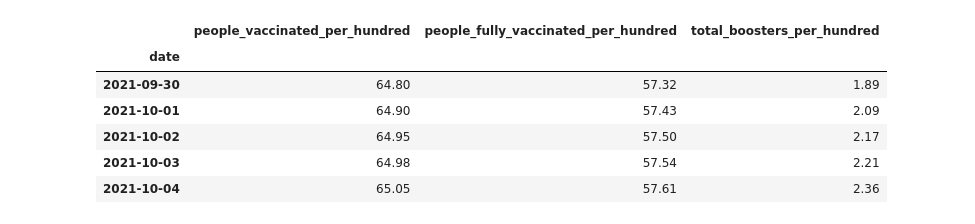
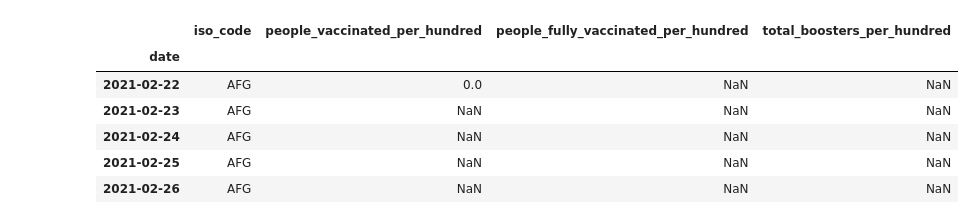
Before and after one commit to tekadata/covid_time_series_prediction, a Jupyter notebook: notebooks/Data_analysis-USA.ipynb, the cells around one changed output. Cells and saved outputs as stored; diff of their text form; code cells hidden in the pictures.

```diff
--- a/notebooks/Data_analysis-USA.ipynb
+++ b/notebooks/Data_analysis-USA.ipynb
@@ -123,42 +123,41 @@ df_c3 = data_cleaning_all_indicator(df_c3_raw)
 df_c4 = data_cleaning_all_indicator(df_c4_raw)
 df_c5 = data_cleaning_all_indicator(df_c5_raw)
 df_c6 = data_cleaning_all_indicator(df_c6_raw)
 df_c7 = data_cleaning_all_indicator(df_c6_raw)
 df_c8 = data_cleaning_all_indicator(df_c7_raw)
 
 df_e1 =data_cleaning_all_indicator(df_e1_raw)
 df_e2 = data_cleaning_all_indicator(df_e2_raw)
 
 df_h1 = data_cleaning_all_indicator(df_h1_raw)
 df_h2 = data_cleaning_all_indicator(df_h2_raw)
 df_h3 = data_cleaning_all_indicator(df_h3_raw)
 df_h6 = data_cleaning_all_indicator(df_h6_raw)
 df_h7 = data_cleaning_all_indicator(df_h7_raw)
 df_h8 =data_cleaning_all_indicator(df_h8_raw)
 
 
 # Data Frame target
 df_cases =data_cleaning_all_index(df_cases_raw)
 df_deaths = data_cleaning_all_index(df_deaths_raw)
 
 # Cleaning Vaccination Features
 df_vaccination = df_vaccination_raw.copy()
 df_vaccination = df_vaccination[['date','iso_code','people_vaccinated_per_hundred', 'people_fully_vaccinated_per_hundred', 'total_boosters_per_hundred']]
 df_vaccination=df_vaccination.set_index('date')
 #df_vaccination = pd.to_datetime( df_vaccination.index)
-df_vaccination=df_vaccination[df_vaccination['iso_code']=='USA']
-df_vaccination=df_vaccination[['people_vaccinated_per_hundred', 'people_fully_vaccinated_per_hundred', 'total_boosters_per_hundred']]
+
 #df_vaccination.rename(columns = {'iso_code': 'country_code'}, inplace = True)
 df_vaccination.index = pd.to_datetime( df_vaccination.index)
 df_vaccination.head()
 # %% [output]
-|  | people_vaccinated_per_hundred | people_fully_vaccinated_per_hundred | total_boosters_per_hundred |
-| date |  |  |  |
-| 2021-09-30 | 64.80 | 57.32 | 1.89 |
-| 2021-10-01 | 64.90 | 57.43 | 2.09 |
-| 2021-10-02 | 64.95 | 57.50 | 2.17 |
-| 2021-10-03 | 64.98 | 57.54 | 2.21 |
-| 2021-10-04 | 65.05 | 57.61 | 2.36 |
+|  | iso_code | people_vaccinated_per_hundred | people_fully_vaccinated_per_hundred | total_boosters_per_hundred |
+| date |  |  |  |  |
+| 2021-02-22 | AFG | 0.0 | NaN | NaN |
+| 2021-02-23 | AFG | NaN | NaN | NaN |
+| 2021-02-24 | AFG | NaN | NaN | NaN |
+| 2021-02-25 | AFG | NaN | NaN | NaN |
+| 2021-02-26 | AFG | NaN | NaN | NaN |
 # %%
 country = 'USA'
 
```
Also changed, not shown: parts of 3 cells of this notebook, 6 other files.
